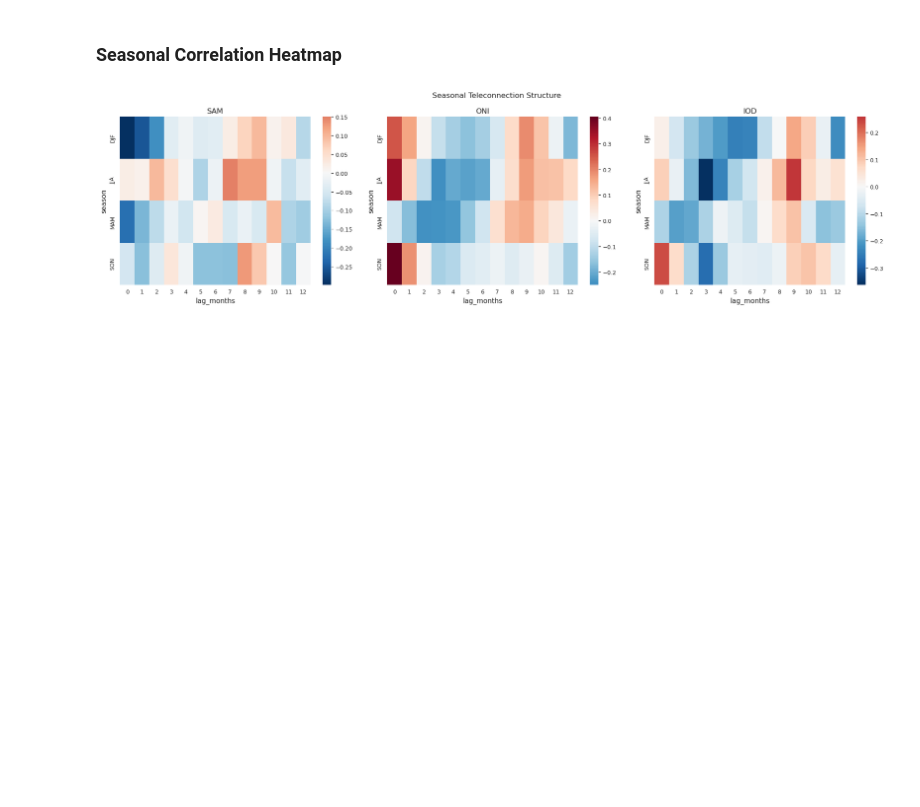
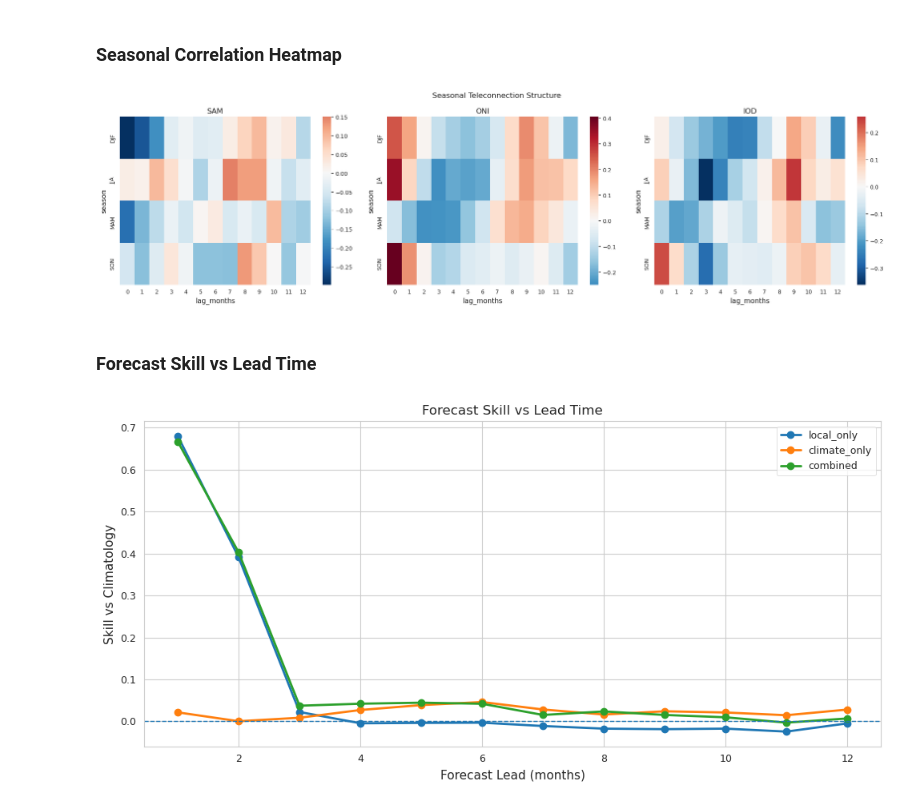
Before and after one commit to sgosmyt2/patagonia-energy-drought, a Jupyter notebook: notebooks/synthesis_visualisation.ipynb, the cells around one changed output. Drawn from its saved outputs; the diff is of its cells as text; code cells hidden in the pictures; blank space fills up the shorter version.

Commit message:
forecast skill vs lead plot

```diff
--- a/notebooks/synthesis_visualisation.ipynb
+++ b/notebooks/synthesis_visualisation.ipynb
@@ -1377,3 +1377,35 @@ plt.tight_layout()
 plt.show()
 # %% [output]
 [figure]
+# %% [markdown]
+### Forecast Skill vs Lead Time
+# %%
+elastic = df_skills[
+    (df_skills["model"] == "elasticnet") & (df_skills["target"] == "whdi_3")
+]
+
+skill_mean = (
+    elastic.groupby(["lead", "feature_group"])["skill_vs_clim"].mean().reset_index()
+)
+
+fig, ax = plt.subplots(figsize=(10, 5))
+
+for fg in ["local_only", "climate_only", "combined"]:
+    subset = skill_mean[skill_mean["feature_group"] == fg]
+    ax.plot(
+        subset["lead"],
+        subset["skill_vs_clim"],
+        marker="o",
+        linewidth=2,
+        label=fg,
+    )
+ax.axhline(0, linestyle="--", linewidth=1)
+ax.set_title("Forecast Skill vs Lead Time")
+ax.set_xlabel("Forecast Lead (months)")
+ax.set_ylabel("Skill vs Climatology")
+ax.legend()
+
+plt.tight_layout()
+plt.show()
+# %% [output]
+[figure, added]
```
